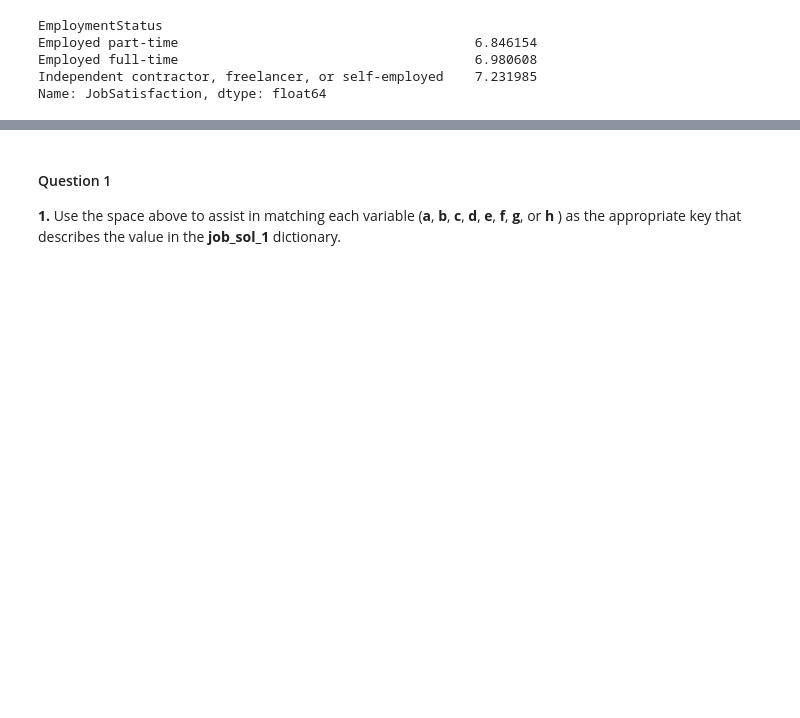
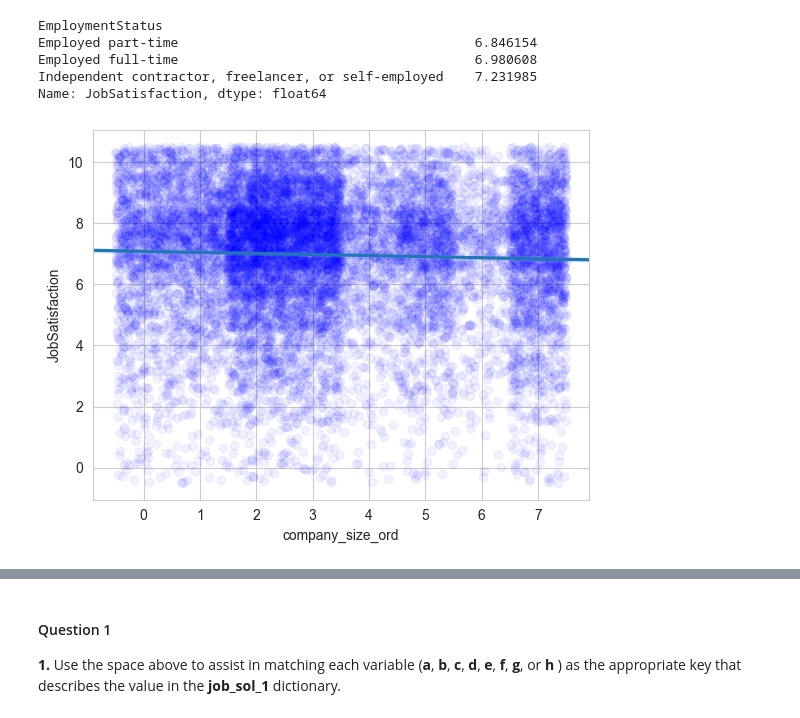
Before and after one commit to LourensWalters/data-science, a Jupyter notebook: notebooks/resources/CRISP_DM_Udacity/3 - Job Satisfaction.ipynb, the cells around one changed output, grey strips where cells are left out. Saved outputs shown, nothing was run; the diff lists cells and outputs as text; code cells hidden in the pictures; blank space fills up the shorter version.

```diff
--- a/notebooks/resources/CRISP_DM_Udacity/3 - Job Satisfaction.ipynb
+++ b/notebooks/resources/CRISP_DM_Udacity/3 - Job Satisfaction.ipynb
@@ -69,0 +70,15 @@ df_comp_size = df[df["CompanySize"].notnull()]
+# %%
+df_comp_size = df[df["CompanySize"].notnull()]
+cleanup_nums = {"company_size_ord":     {"Fewer than 10 employees": 0, "10 to 19 employees": 1, "20 to 99 employees": 2, "100 to 499 employees": 3, "500 to 999 employees": 4, "1,000 to 4,999 employees": 5, "5,000 to 9,999 employees": 6, "10,000 or more employees": 7}}
+df_comp_size["company_size_ord"] = df_comp_size["CompanySize"]
+df_comp_size = df_comp_size.replace(cleanup_nums)
+df_comp_size.head()
+# %%
+df_comp_size["JobSatisfaction"].value_counts(dropna=False)
+df_comp_size = df_comp_size[df_comp_size["JobSatisfaction"].notnull()]
+df_comp_size = df_comp_size[pd.to_numeric(df_comp_size['company_size_ord'], errors='coerce').notnull()]
+df_comp_size["company_size_ord"] = df_comp_size["company_size_ord"].astype(float)
+# %%
+sns.regplot(data = df_comp_size, x = 'company_size_ord', y = 'JobSatisfaction', truncate=False, x_jitter=0.5, y_jitter=0.5, scatter_kws = {"color": "blue", "alpha": 0.05});
+# %% [output]
+[figure, added]
```
Also changed, not shown: parts of 12 cells of this notebook.
